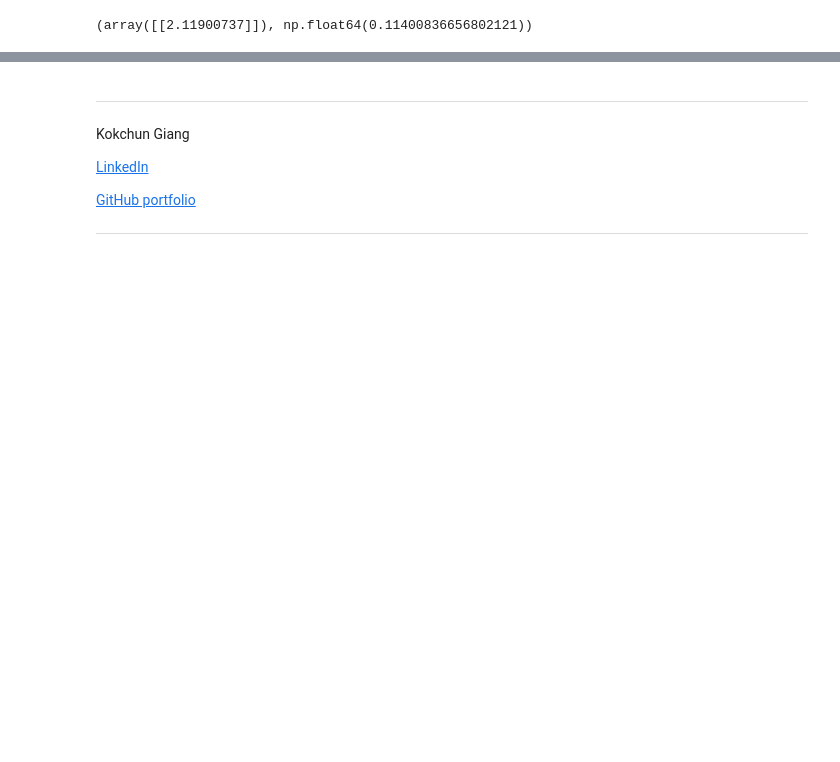
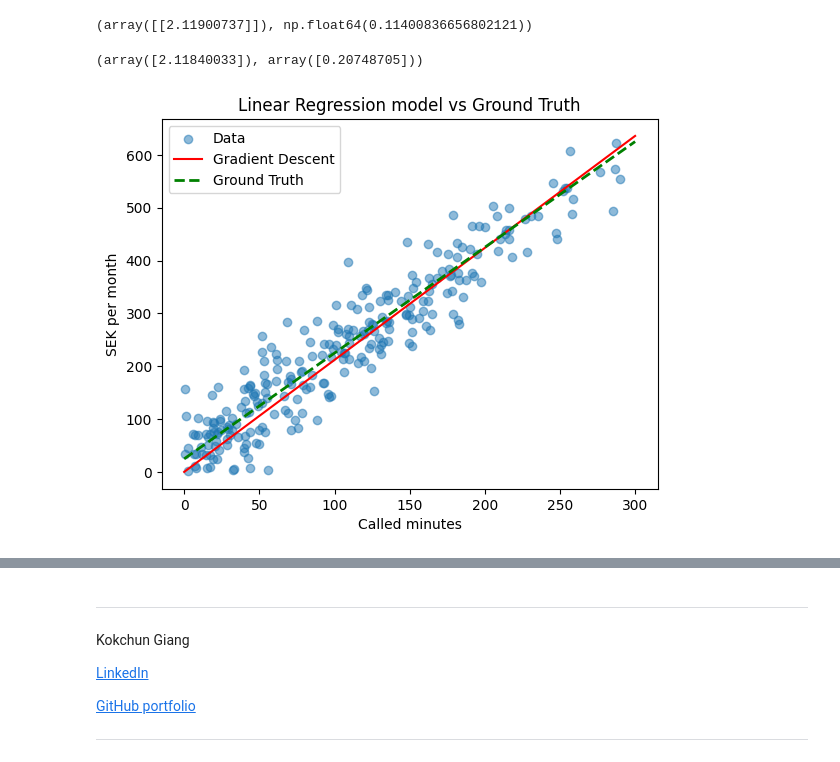
Before and after one commit to PaerBrady/Machine-learning-AI24, a Jupyter notebook: Exercises/E00_linear_regression.ipynb, the cells around one changed output, grey strips where cells are left out. Cells and saved outputs as stored; diff of their text form; code cells hidden in the pictures; blank space fills up the shorter version.

```diff
--- a/Exercises/E00_linear_regression.ipynb
+++ b/Exercises/E00_linear_regression.ipynb
@@ -402,4 +402,43 @@ def gradient_model(X, y, learning_rate=0.00001, n_iters=1000):
 gradient_model(X, y)
 # %% [output]
 (array([[2.11900737]]), np.float64(0.11400836656802121))
+# %%
+X = np.array(X_train)
+y = np.array(y_train)
+
+def gradient_slope(X, y):
+    iterations = 1000
+    slope = 1
+    intercept = 0
+    learning_rate = 0.00001
+    n = len(X)
+
+    for _ in range(iterations):
+        y_pred = slope * X + intercept
+        gradient_slope = (-2 / n) * sum(X * (y - y_pred))
+        gradient_intercept = (-2 / n) * sum(y - y_pred)
+
+        intercept -= learning_rate * gradient_intercept
+        slope -= learning_rate * gradient_slope
+
+    return slope, intercept
+
+print(gradient_slope(X, y))
+
+slope, inter = gradient_slope(X, y)
+x_point = [0, 300]
+lin_reg_1 = [inter + 0 * slope, inter + 300 * slope]
+lin_reg_old = d = [25 + 0*2, 25+300*2]
+
+plt.scatter(X, y, alpha=0.5, label="Data")
+plt.plot(x_point, lin_reg_1, color="red", label="Gradient Descent")
+plt.plot(x_point, lin_reg_old, color="green", linestyle='--', linewidth=2, label="Ground Truth")
+plt.xlabel("Called minutes")
+plt.ylabel("SEK per month")
+plt.title("Linear Regression model vs Ground Truth")
+plt.legend()
+plt.show()
+# %% [output]
+(array([2.11840033]), array([0.20748705]))
+[figure, added]
 # %%
```
Also changed, not shown: parts of 7 cells of this notebook, 1 other file.
